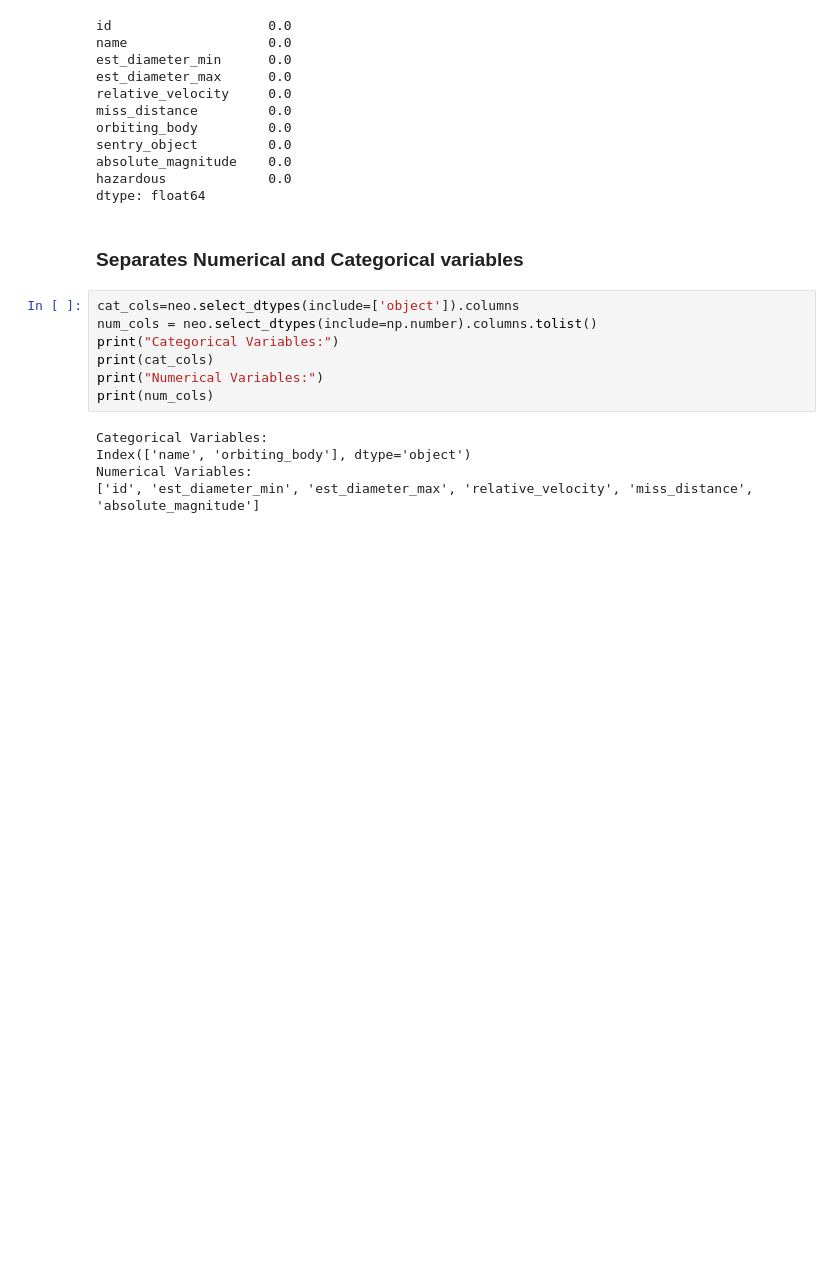
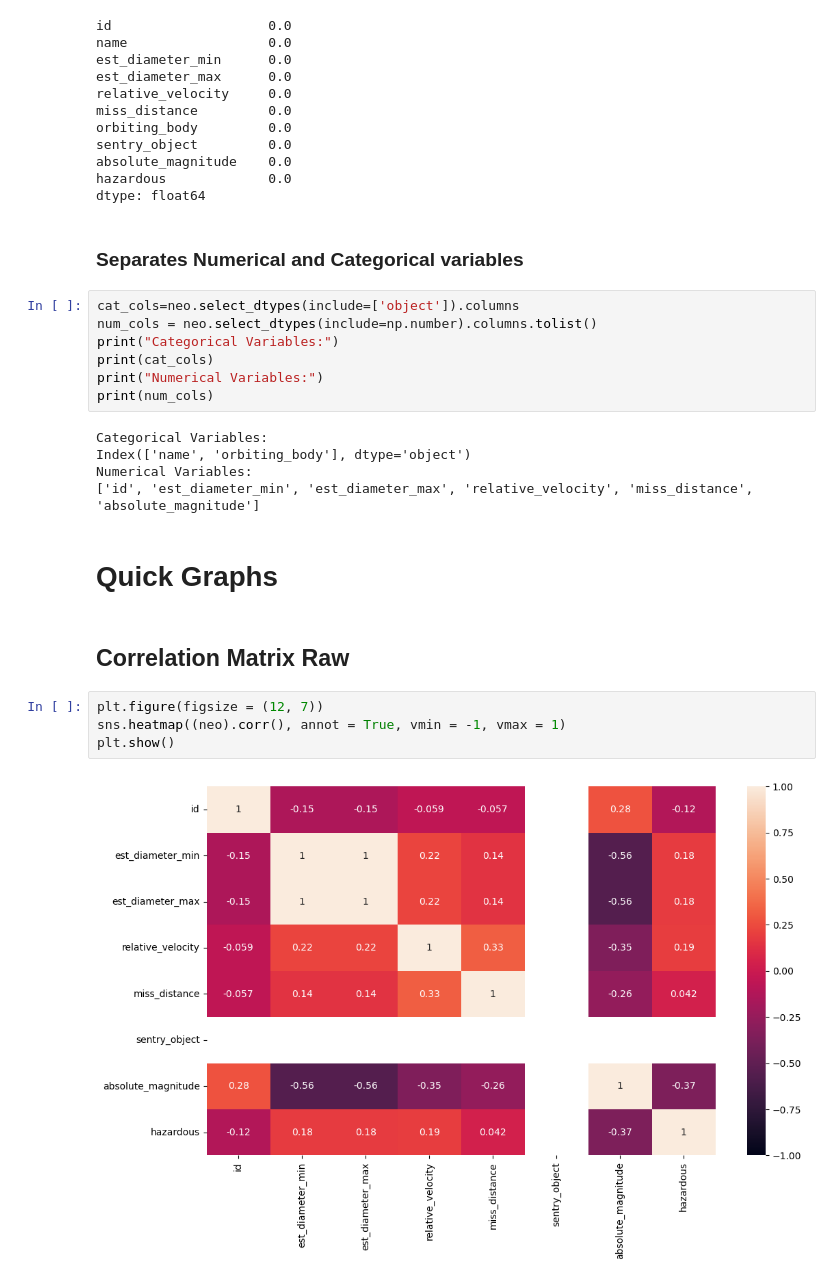
Before and after one commit to bobebend/Near_Earth_Objects, a Jupyter notebook: notebooks/neo.ipynb, the cells around one changed output. Drawn from its saved outputs; the diff is of its cells as text; blank space fills up the shorter version.

Commit message:
added correlation and sns,pairplots

```diff
--- a/notebooks/neo.ipynb
+++ b/notebooks/neo.ipynb
@@ -186,3 +186,13 @@ Categorical Variables:
 Index(['name', 'orbiting_body'], dtype='object')
 Numerical Variables:
 ['id', 'est_diameter_min', 'est_diameter_max', 'relative_velocity', 'miss_distance', 'absolute_magnitude']
+# %% [markdown]
+# Quick Graphs
+# %% [markdown]
+## Correlation Matrix Raw
+# %%
+plt.figure(figsize = (12, 7))
+sns.heatmap((neo).corr(), annot = True, vmin = -1, vmax = 1)
+plt.show()
+# %% [output]
+[figure, added]
```
Also changed, not shown: parts of 2 cells of this notebook.
